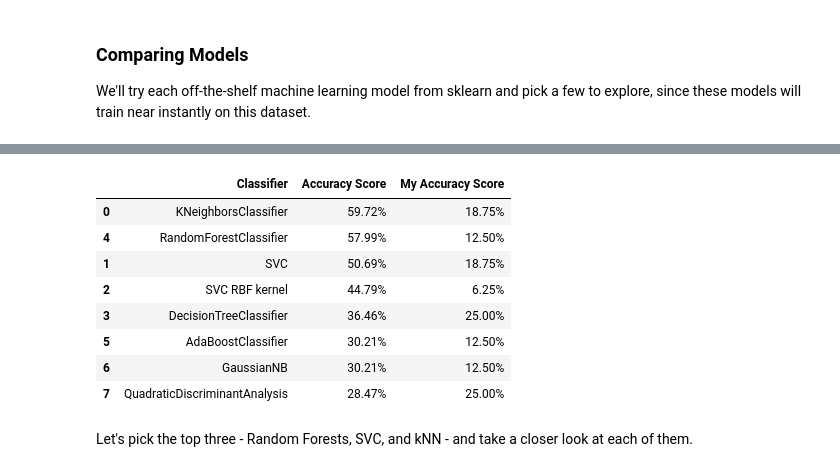
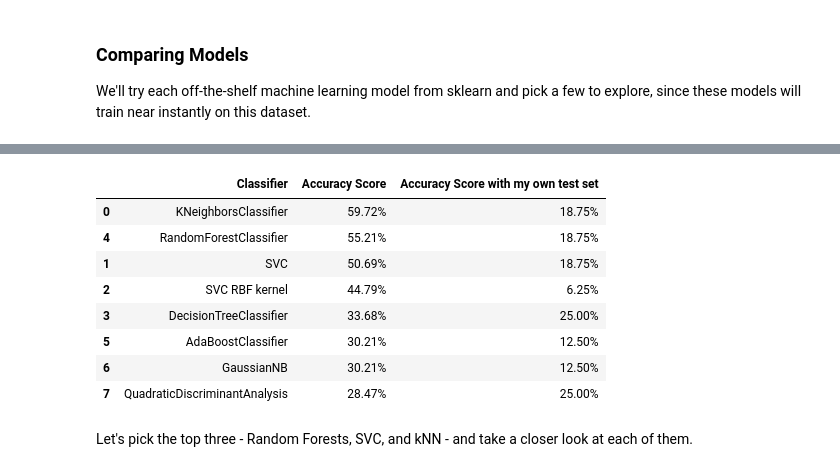
Before and after one commit to jaejams/Week3-ClassicML, a Jupyter notebook: week_3_machinelearning.ipynb, the cells around one changed output, grey strips where cells are left out. Saved outputs shown, nothing was run; the diff lists cells and outputs as text; code cells hidden in the pictures.

```diff
--- a/week_3_machinelearning.ipynb
+++ b/week_3_machinelearning.ipynb
@@ -732,23 +732,23 @@ scores_df.sort_values(by='Accuracy Score',axis=0,ascending=False)
 # %%
 scores = []
 for model in classification_models:               #for loop to train all classifiers
     model.fit(X_train_minmax, y_train)            #sklearn gives .fit function; fit=train with features & labels #!!!ASSIGNMENT!!! Try not only X_train_scaled but also raw, and mid max scaled features
     score = model.score(X_test_minmax, y_test)    #test your model on the same data (i.e. use X_test_scaled if used it previously); your train & test need to separated, but it needs to come from the same distribution.
     score_mine = model.score(features_mine_minmax, emotions_mine)
     model_name = type(model).__name__             #model.score; fit=train, score=evaluate. For score, use test set. Then append the name for a pretty label.
     if model_name=='SVC' and model.kernel=='rbf': model_name+=' RBF kernel'
     scores.append((model_name,(f'{100*score:.2f}%'),(f'{100*score_mine:.2f}%')))
 
 # Make it pretty
-scores_df = pd.DataFrame(scores,columns=['Classifier','Accuracy Score', 'My Accuracy Score'])
+scores_df = pd.DataFrame(scores,columns=['Classifier','Accuracy Score', 'Accuracy Score with my own test set'])
 scores_df.sort_values(by='Accuracy Score',axis=0,ascending=False)
 # %% [output]
-|  | Classifier | Accuracy Score | My Accuracy Score |
+|  | Classifier | Accuracy Score | Accuracy Score with my own test set |
 | 0 | KNeighborsClassifier | 59.72% | 18.75% |
-| 4 | RandomForestClassifier | 57.99% | 12.50% |
+| 4 | RandomForestClassifier | 55.21% | 18.75% |
 | 1 | SVC | 50.69% | 18.75% |
 | 2 | SVC RBF kernel | 44.79% | 6.25% |
-| 3 | DecisionTreeClassifier | 36.46% | 25.00% |
+| 3 | DecisionTreeClassifier | 33.68% | 25.00% |
 | 5 | AdaBoostClassifier | 30.21% | 12.50% |
 | 6 | GaussianNB | 30.21% | 12.50% |
 | 7 | QuadraticDiscriminantAnalysis | 28.47% | 25.00% |
```
Also changed, not shown: parts of 12 cells of this notebook.
